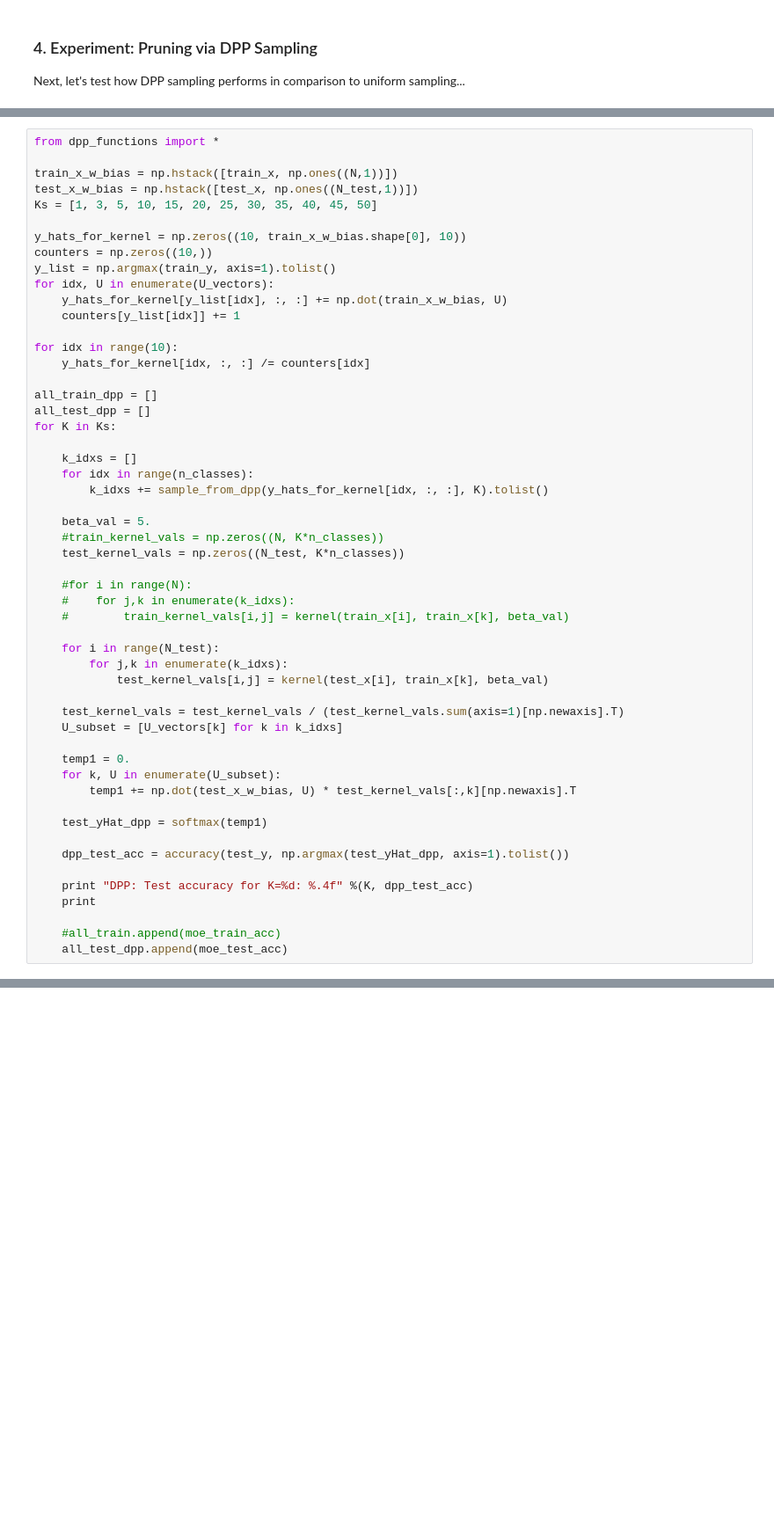
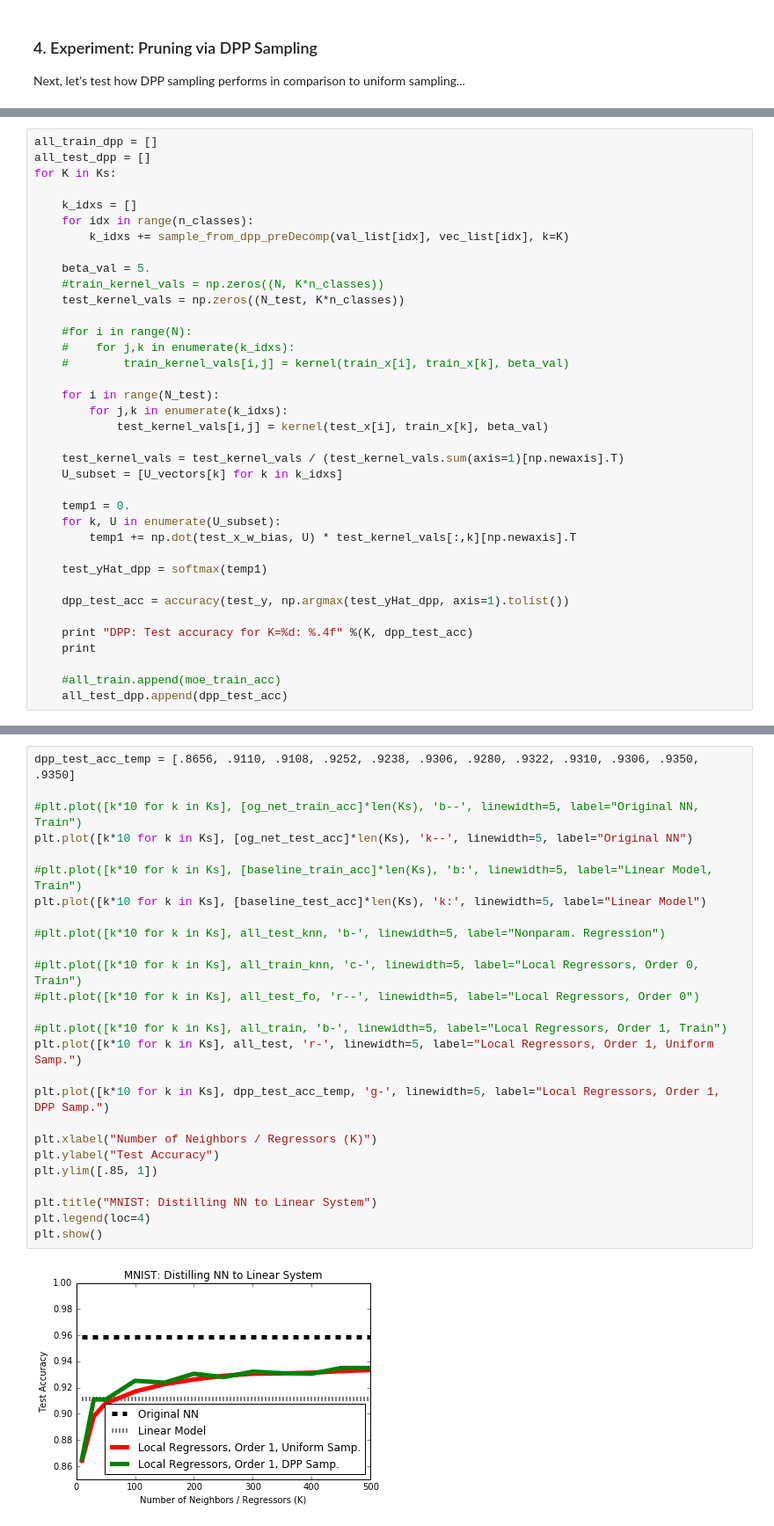
Before and after one commit to enalisnick/blog_sandbox, a Jupyter notebook: nn_distillation.ipynb, the cells around one changed output, grey strips where cells are left out. Shown at 88% size. Cells and saved outputs as stored; diff of their text form; blank space fills up the shorter version.

```diff
--- a/nn_distillation.ipynb
+++ b/nn_distillation.ipynb
@@ -775,27 +870,11 @@ Next, let's test how DPP sampling performs in comparison to uniform sampling...
 # %%
-from dpp_functions import *
-
-train_x_w_bias = np.hstack([train_x, np.ones((N,1))])
-test_x_w_bias = np.hstack([test_x, np.ones((N_test,1))])
-Ks = [1, 3, 5, 10, 15, 20, 25, 30, 35, 40, 45, 50]
-
-y_hats_for_kernel = np.zeros((10, train_x_w_bias.shape[0], 10))
-counters = np.zeros((10,))
-y_list = np.argmax(train_y, axis=1).tolist()
-for idx, U in enumerate(U_vectors):
-    y_hats_for_kernel[y_list[idx], :, :] += np.dot(train_x_w_bias, U)
-    counters[y_list[idx]] += 1
-
-for idx in range(10):
-    y_hats_for_kernel[idx, :, :] /= counters[idx]
-
 all_train_dpp = []
 all_test_dpp = []
 for K in Ks:
 
     k_idxs = []
     for idx in range(n_classes):
-        k_idxs += sample_from_dpp(y_hats_for_kernel[idx, :, :], K).tolist()
+        k_idxs += sample_from_dpp_preDecomp(val_list[idx], vec_list[idx], k=K)
 
     beta_val = 5.
     #train_kernel_vals = np.zeros((N, K*n_classes))
@@ -824,4 +903,4 @@ for K in Ks:
     print
 
     #all_train.append(moe_train_acc)
-    all_test_dpp.append(moe_test_acc)
+    all_test_dpp.append(dpp_test_acc)
@@ -827,0 +926,28 @@ for K in Ks:
+# %%
+dpp_test_acc_temp = [.8656, .9110, .9108, .9252, .9238, .9306, .9280, .9322, .9310, .9306, .9350, .9350]
+
+#plt.plot([k*10 for k in Ks], [og_net_train_acc]*len(Ks), 'b--', linewidth=5, label="Original NN, Train")
+plt.plot([k*10 for k in Ks], [og_net_test_acc]*len(Ks), 'k--', linewidth=5, label="Original NN")
+
+#plt.plot([k*10 for k in Ks], [baseline_train_acc]*len(Ks), 'b:', linewidth=5, label="Linear Model, Train")
+plt.plot([k*10 for k in Ks], [baseline_test_acc]*len(Ks), 'k:', linewidth=5, label="Linear Model")
+
+#plt.plot([k*10 for k in Ks], all_test_knn, 'b-', linewidth=5, label="Nonparam. Regression")
+
+#plt.plot([k*10 for k in Ks], all_train_knn, 'c-', linewidth=5, label="Local Regressors, Order 0, Train")
+#plt.plot([k*10 for k in Ks], all_test_fo, 'r--', linewidth=5, label="Local Regressors, Order 0")
+
+#plt.plot([k*10 for k in Ks], all_train, 'b-', linewidth=5, label="Local Regressors, Order 1, Train")
+plt.plot([k*10 for k in Ks], all_test, 'r-', linewidth=5, label="Local Regressors, Order 1, Uniform Samp.")
+
+plt.plot([k*10 for k in Ks], dpp_test_acc_temp, 'g-', linewidth=5, label="Local Regressors, Order 1, DPP Samp.")
+
+plt.xlabel("Number of Neighbors / Regressors (K)")
+plt.ylabel("Test Accuracy")
+plt.ylim([.85, 1])
+
+plt.title("MNIST: Distilling NN to Linear System")
+plt.legend(loc=4)
+plt.show()
+# %% [output]
+[figure, added]
```
Also changed, not shown: parts of 23 cells of this notebook, 1 other file.
